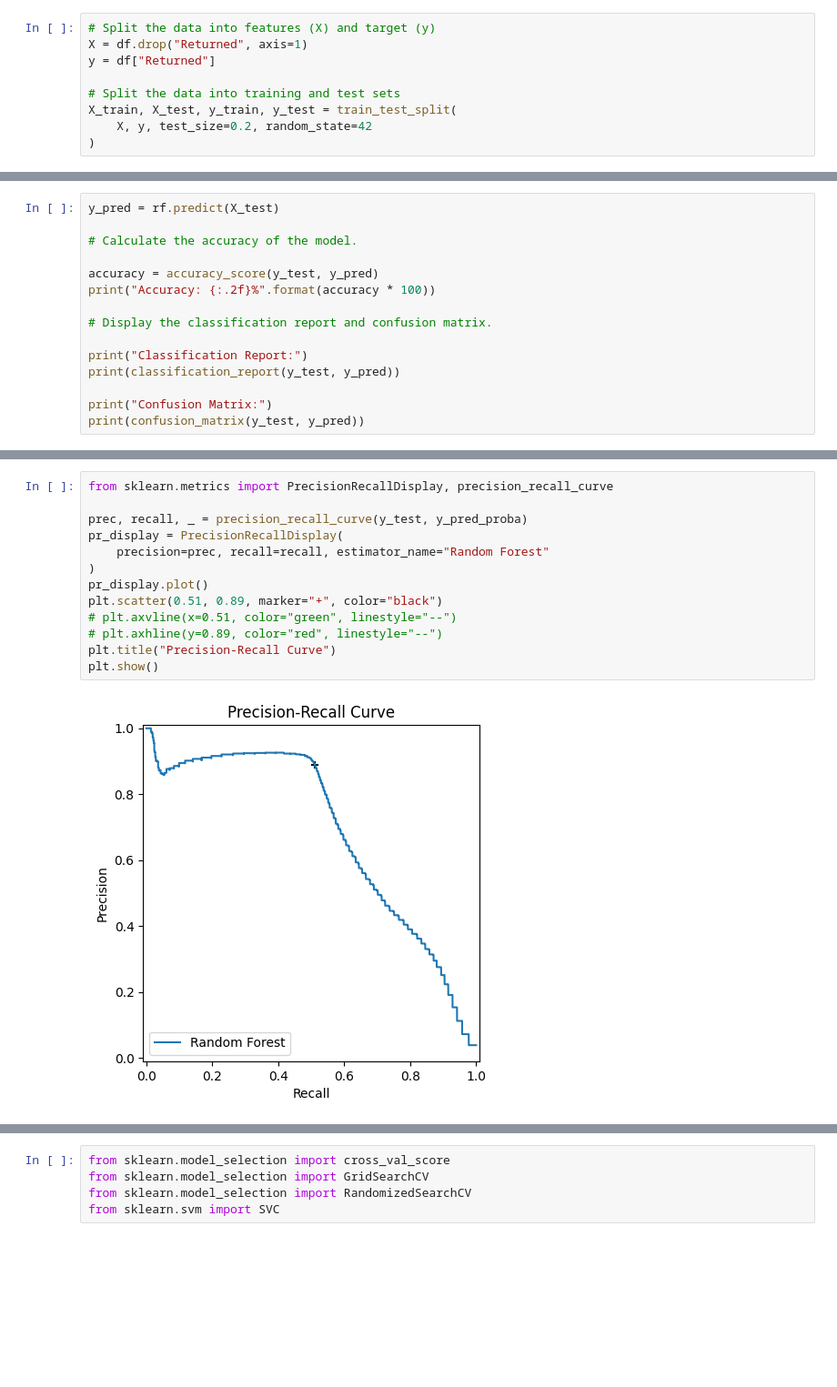
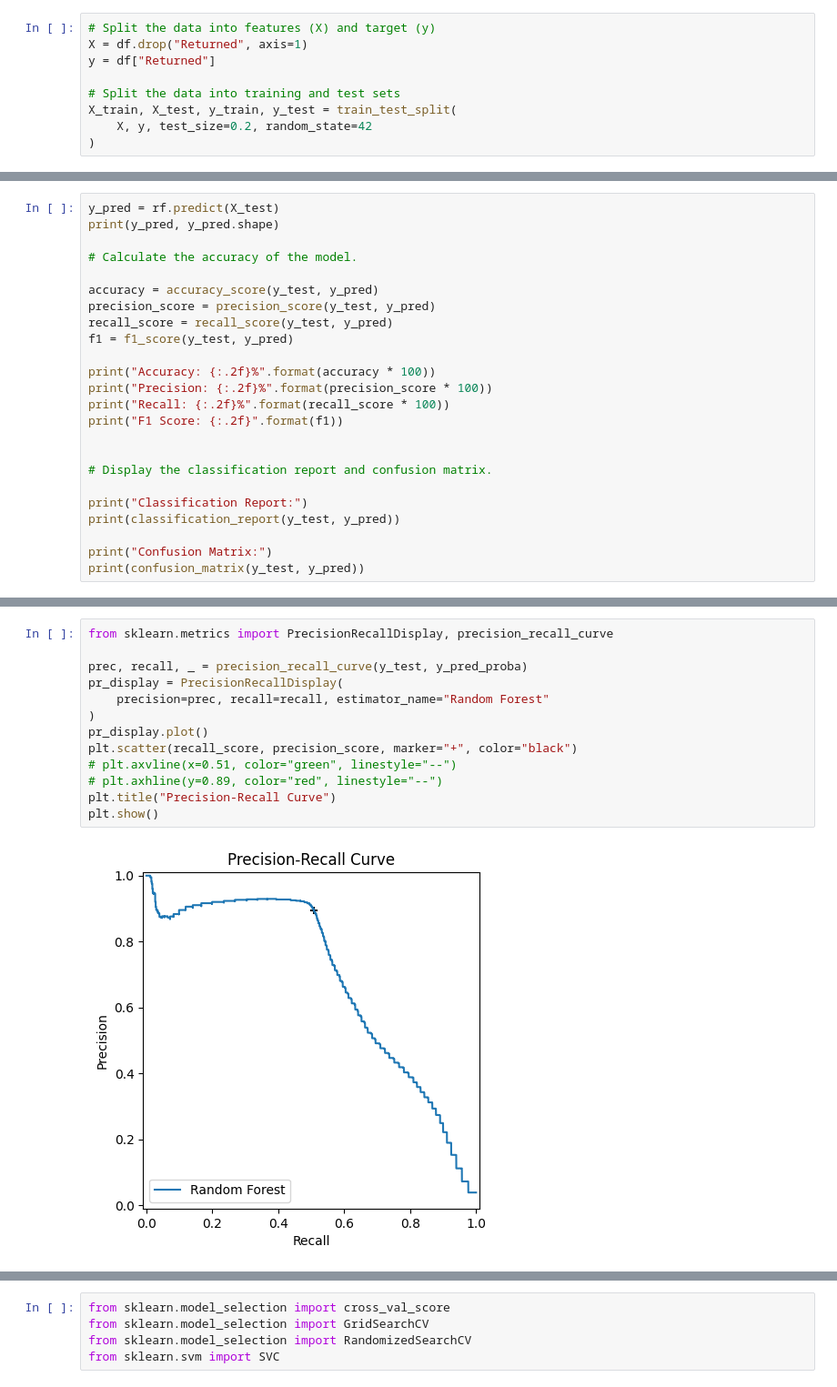
Before and after one commit to jduffy93/ds-recruitement-challenge-shoes, a Jupyter notebook: model.ipynb, the cells around one changed output, grey strips where cells are left out. Shown at 91% size. Drawn from its saved outputs; the diff is of its cells as text; blank space fills up the shorter version.

```diff
--- a/model.ipynb
+++ b/model.ipynb
@@ -82,11 +112,20 @@ rf.fit(X_train, y_train)
 RandomForestClassifier()
 # %%
 y_pred = rf.predict(X_test)
+print(y_pred, y_pred.shape)
 
 # Calculate the accuracy of the model.
 
 accuracy = accuracy_score(y_test, y_pred)
+precision_score = precision_score(y_test, y_pred)
+recall_score = recall_score(y_test, y_pred)
+f1 = f1_score(y_test, y_pred)
+
 print("Accuracy: {:.2f}%".format(accuracy * 100))
+print("Precision: {:.2f}%".format(precision_score * 100))
+print("Recall: {:.2f}%".format(recall_score * 100))
+print("F1 Score: {:.2f}".format(f1))
+
 
 # Display the classification report and confusion matrix.
 
@@ -146,15 +180,15 @@ plt.show()
 # %%
 from sklearn.metrics import PrecisionRecallDisplay, precision_recall_curve
 
 prec, recall, _ = precision_recall_curve(y_test, y_pred_proba)
 pr_display = PrecisionRecallDisplay(
     precision=prec, recall=recall, estimator_name="Random Forest"
 )
 pr_display.plot()
-plt.scatter(0.51, 0.89, marker="+", color="black")
+plt.scatter(recall_score, precision_score, marker="+", color="black")
 # plt.axvline(x=0.51, color="green", linestyle="--")
 # plt.axhline(y=0.89, color="red", linestyle="--")
 plt.title("Precision-Recall Curve")
 plt.show()
 # %% [output]
-[figure, old version]
+[figure, new version]
```
Also changed, not shown: parts of 14 cells of this notebook, 3 other files.
